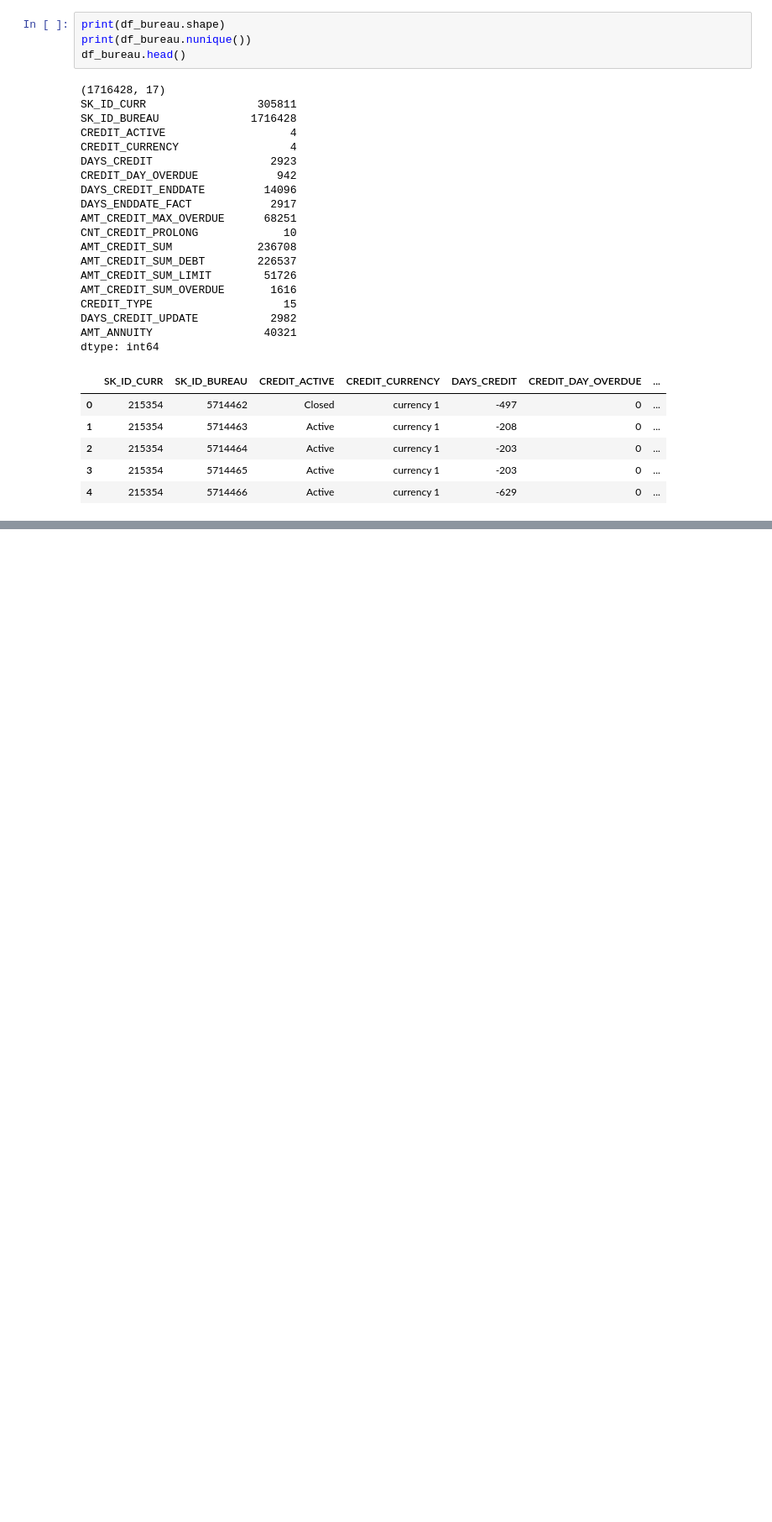
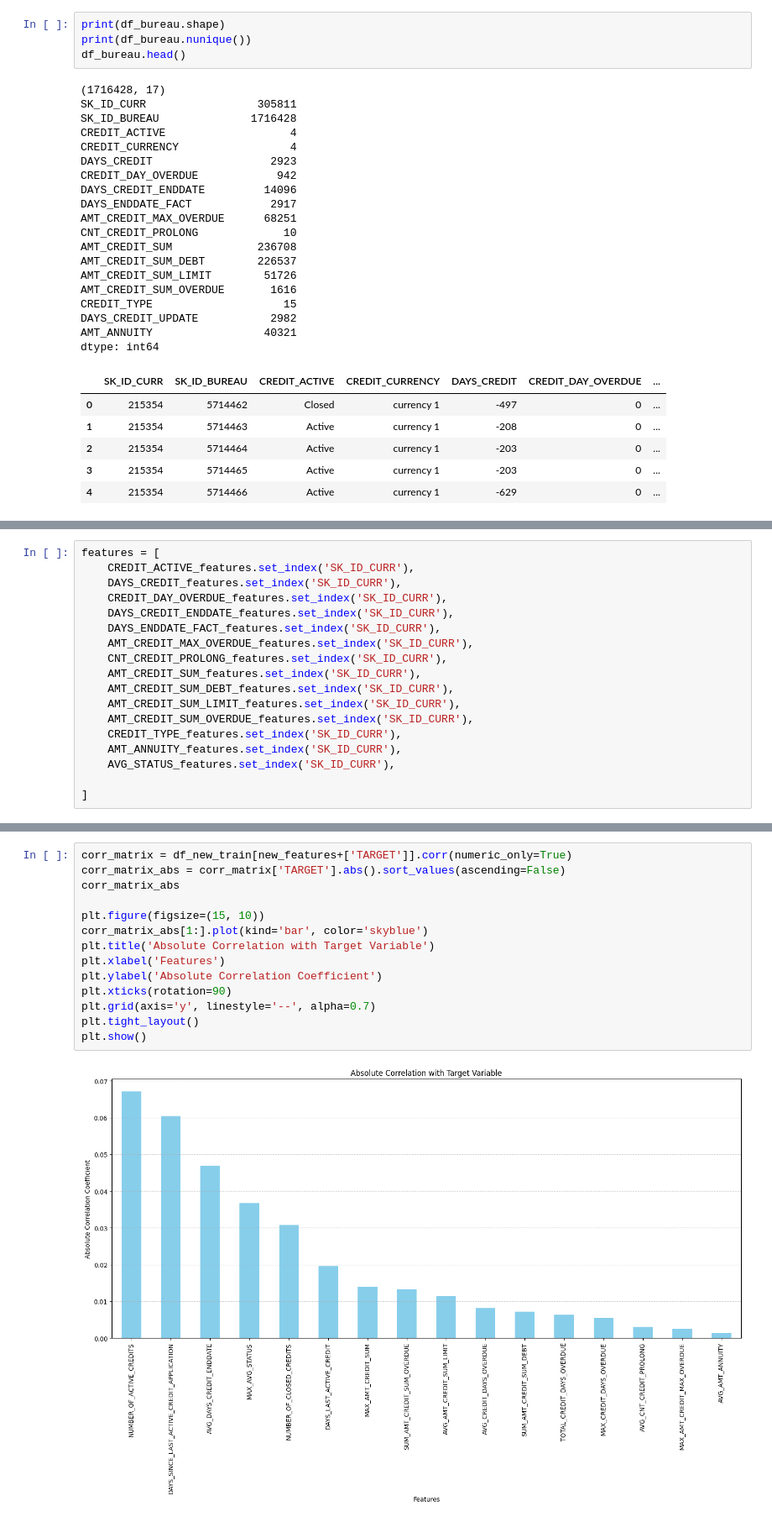
Before and after one commit to kairosilveira/credit_risk_prediction, a Jupyter notebook: analysis/eda.ipynb, the cells around one changed output, grey strips where cells are left out. Shown at 84% size. Cells and saved outputs as stored; diff of their text form; blank space fills up the shorter version.

```diff
--- a/analysis/eda.ipynb
+++ b/analysis/eda.ipynb
@@ -425,0 +507,18 @@ a = pd.merge(df_application_train[['SK_ID_CURR', 'TARGET']], new_features, on='S
+# %%
+features = [
+    CREDIT_ACTIVE_features.set_index('SK_ID_CURR'),
+    DAYS_CREDIT_features.set_index('SK_ID_CURR'),
+    CREDIT_DAY_OVERDUE_features.set_index('SK_ID_CURR'),
+    DAYS_CREDIT_ENDDATE_features.set_index('SK_ID_CURR'),
+    DAYS_ENDDATE_FACT_features.set_index('SK_ID_CURR'),
+    AMT_CREDIT_MAX_OVERDUE_features.set_index('SK_ID_CURR'),
+    CNT_CREDIT_PROLONG_features.set_index('SK_ID_CURR'),
+    AMT_CREDIT_SUM_features.set_index('SK_ID_CURR'),
+    AMT_CREDIT_SUM_DEBT_features.set_index('SK_ID_CURR'),
+    AMT_CREDIT_SUM_LIMIT_features.set_index('SK_ID_CURR'),
+    AMT_CREDIT_SUM_OVERDUE_features.set_index('SK_ID_CURR'),
+    CREDIT_TYPE_features.set_index('SK_ID_CURR'),
+    AMT_ANNUITY_features.set_index('SK_ID_CURR'),
+    AVG_STATUS_features.set_index('SK_ID_CURR'),
+
+]
@@ -425,0 +615,16 @@ a = pd.merge(df_application_train[['SK_ID_CURR', 'TARGET']], new_features, on='S
+# %%
+corr_matrix = df_new_train[new_features+['TARGET']].corr(numeric_only=True)
+corr_matrix_abs = corr_matrix['TARGET'].abs().sort_values(ascending=False)
+corr_matrix_abs
+
+plt.figure(figsize=(15, 10))
+corr_matrix_abs[1:].plot(kind='bar', color='skyblue')
+plt.title('Absolute Correlation with Target Variable')
+plt.xlabel('Features')
+plt.ylabel('Absolute Correlation Coefficient')
+plt.xticks(rotation=90)
+plt.grid(axis='y', linestyle='--', alpha=0.7)
+plt.tight_layout()
+plt.show()
+# %% [output]
+[figure, added]
```
Also changed, not shown: parts of 49 cells of this notebook, 1 other file.
